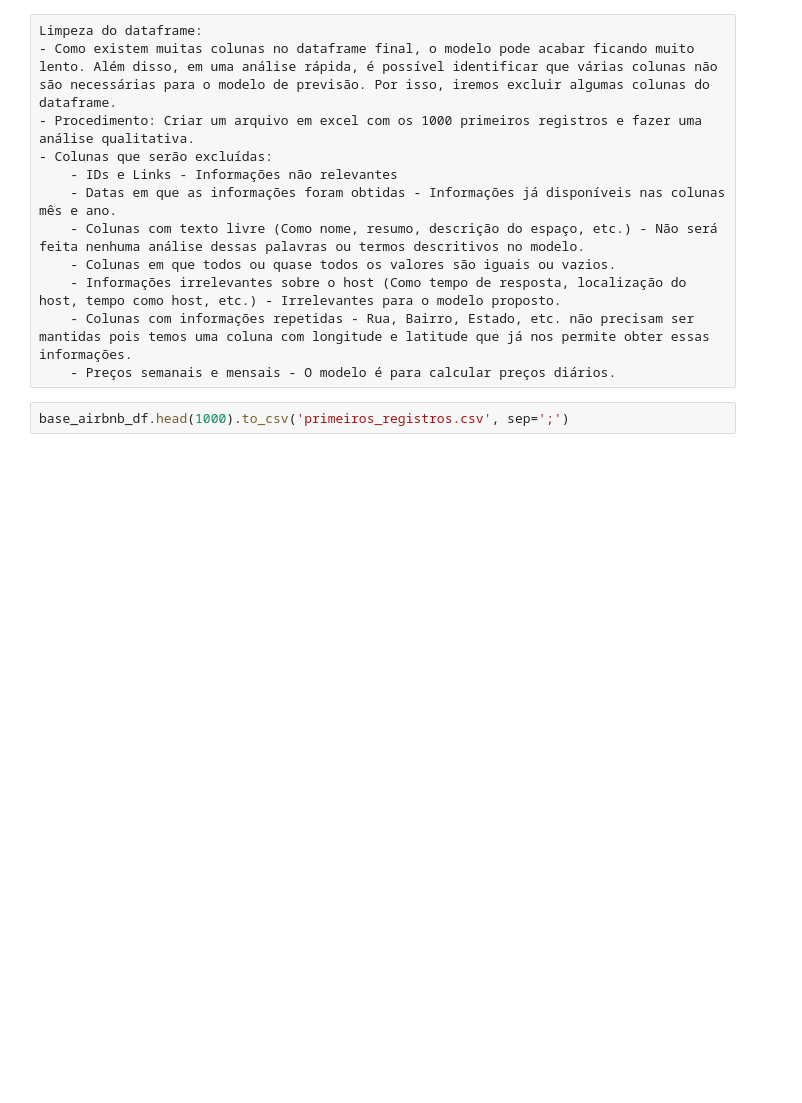
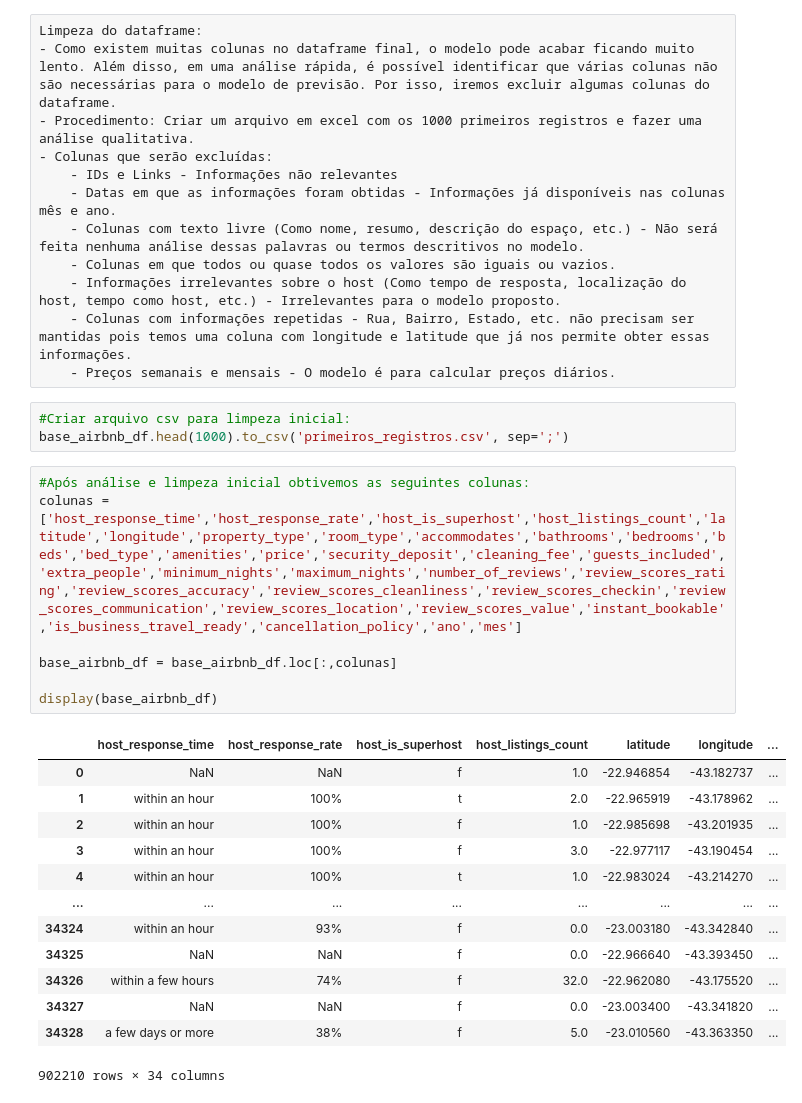
Before and after one commit to DiegoMonutti/projeto-3-hashtag-ciencia-de-dados, a Jupyter notebook: ciencia-de-dados-airbnb.ipynb, the cells around one changed output. Saved outputs shown, nothing was run; the diff lists cells and outputs as text; blank space fills up the shorter version.

Commit message:
Gerar dataframe filtrado

```diff
--- a/ciencia-de-dados-airbnb.ipynb
+++ b/ciencia-de-dados-airbnb.ipynb
@@ -51,4 +51,26 @@ Limpeza do dataframe:
     - Colunas com informações repetidas - Rua, Bairro, Estado, etc. não precisam ser mantidas pois temos uma coluna com longitude e latitude que já nos permite obter essas informações.
     - Preços semanais e mensais - O modelo é para calcular preços diários.
 # %%
+#Criar arquivo csv para limpeza inicial:
 base_airbnb_df.head(1000).to_csv('primeiros_registros.csv', sep=';')
+# %%
+#Após análise e limpeza inicial obtivemos as seguintes colunas:
+colunas = ['host_response_time','host_response_rate','host_is_superhost','host_listings_count','latitude','longitude','property_type','room_type','accommodates','bathrooms','bedrooms','beds','bed_type','amenities','price','security_deposit','cleaning_fee','guests_included','extra_people','minimum_nights','maximum_nights','number_of_reviews','review_scores_rating','review_scores_accuracy','review_scores_cleanliness','review_scores_checkin','review_scores_communication','review_scores_location','review_scores_value','instant_bookable','is_business_travel_ready','cancellation_policy','ano','mes']
+
+base_airbnb_df = base_airbnb_df.loc[:,colunas]
+
+display(base_airbnb_df)
+# %% [output]
+|  | host_response_time | host_response_rate | host_is_superhost | host_listings_count | latitude | longitude | ... |
+| 0 | NaN | NaN | f | 1.0 | -22.946854 | -43.182737 | ... |
+| 1 | within an hour | 100% | t | 2.0 | -22.965919 | -43.178962 | ... |
+| 2 | within an hour | 100% | f | 1.0 | -22.985698 | -43.201935 | ... |
+| 3 | within an hour | 100% | f | 3.0 | -22.977117 | -43.190454 | ... |
+| 4 | within an hour | 100% | t | 1.0 | -22.983024 | -43.214270 | ... |
+| ... | ... | ... | ... | ... | ... | ... | ... |
+| 34324 | within an hour | 93% | f | 0.0 | -23.003180 | -43.342840 | ... |
+| 34325 | NaN | NaN | f | 0.0 | -22.966640 | -43.393450 | ... |
+| 34326 | within a few hours | 74% | f | 32.0 | -22.962080 | -43.175520 | ... |
+| 34327 | NaN | NaN | f | 0.0 | -23.003400 | -43.341820 | ... |
+| 34328 | a few days or more | 38% | f | 5.0 | -23.010560 | -43.363350 | ... |
+902210 rows × 34 columns
```
